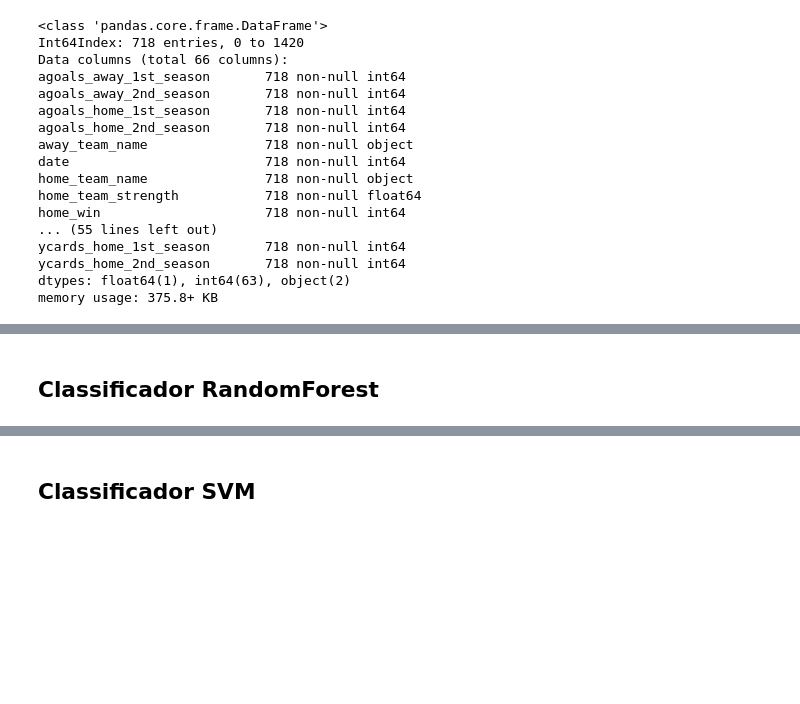
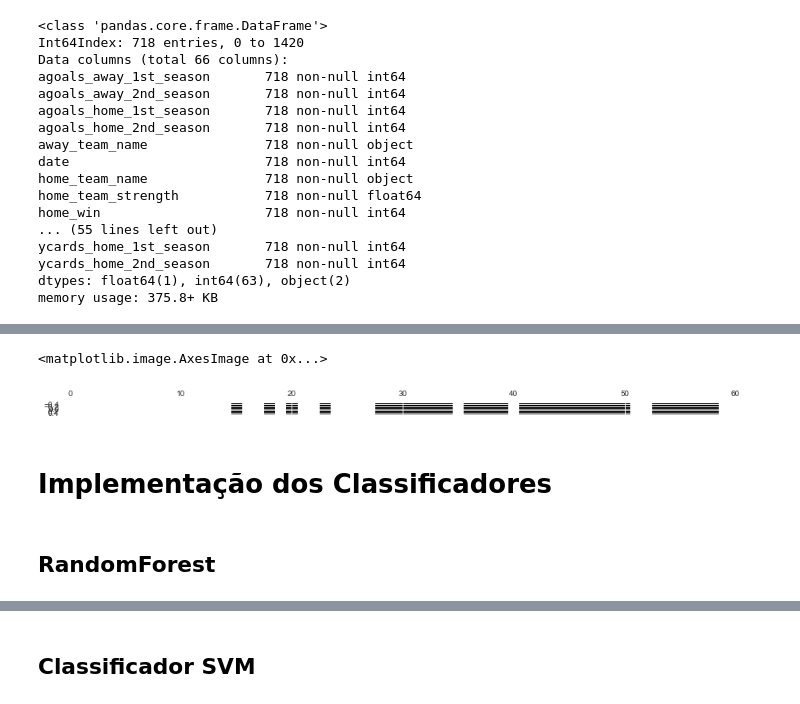
Before and after one commit to nbrutti/uol-export, a Jupyter notebook: notebooks/Pré-processamento.ipynb, the cells around one changed output, grey strips where cells are left out. Saved outputs shown, nothing was run; the diff lists cells and outputs as text; code cells hidden in the pictures; blank space fills up the shorter version.

Commit message:
Feature Selection

```diff
--- a/notebooks/Pré-processamento.ipynb
+++ b/notebooks/Pré-processamento.ipynb
@@ -215,0 +257,16 @@ df_filtered["substitution_2_time"].apply(lambda x : 45 if x == 'INTERVALO' else
+# %%
+# Links úteis http://minerandodados.com.br/index.php/2018/05/21/feature-selection-bala-de-prata/
+
+PERCENTILE = 50
+
+from sklearn.feature_selection import SelectPercentile
+
+# Salvar as classes da matrix multilabel
+classes = LabelPowerset().transform(Y_train)
+
+fs = SelectPercentile(feature_selection.f_classif, percentile=PERCENTILE)
+fs.fit(X_train, classes)
+X_train_fs = fs.transform(X_train)
+X_test_fs = fs.transform(X_test)
+x = pd.DataFrame(X_train_fs)
+x.head()
@@ -216,2 +283,10 @@ df_filtered["substitution_2_time"].apply(lambda x : 45 if x == 'INTERVALO' else
+# %%
+mask = fs.get_support()
+plt.matshow(mask.reshape(1, -1), cmap='gray_r')
+# %% [output]
+<matplotlib.image.AxesImage at 0x...>
+[figure, added]
+# %% [markdown]
+# Implementação dos Classificadores
 # %% [markdown]
-## Classificador RandomForest
+## RandomForest
```
Also changed, not shown: parts of 16 cells of this notebook.
